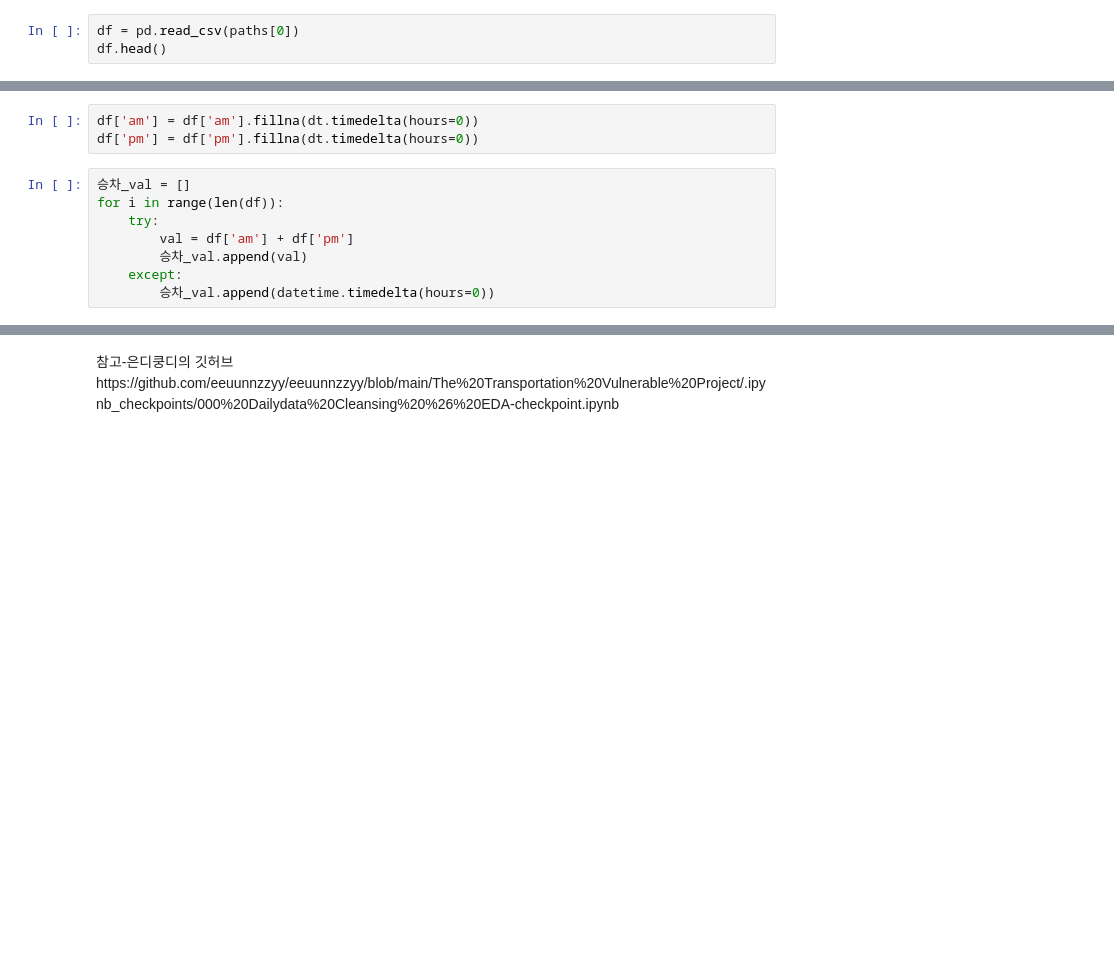
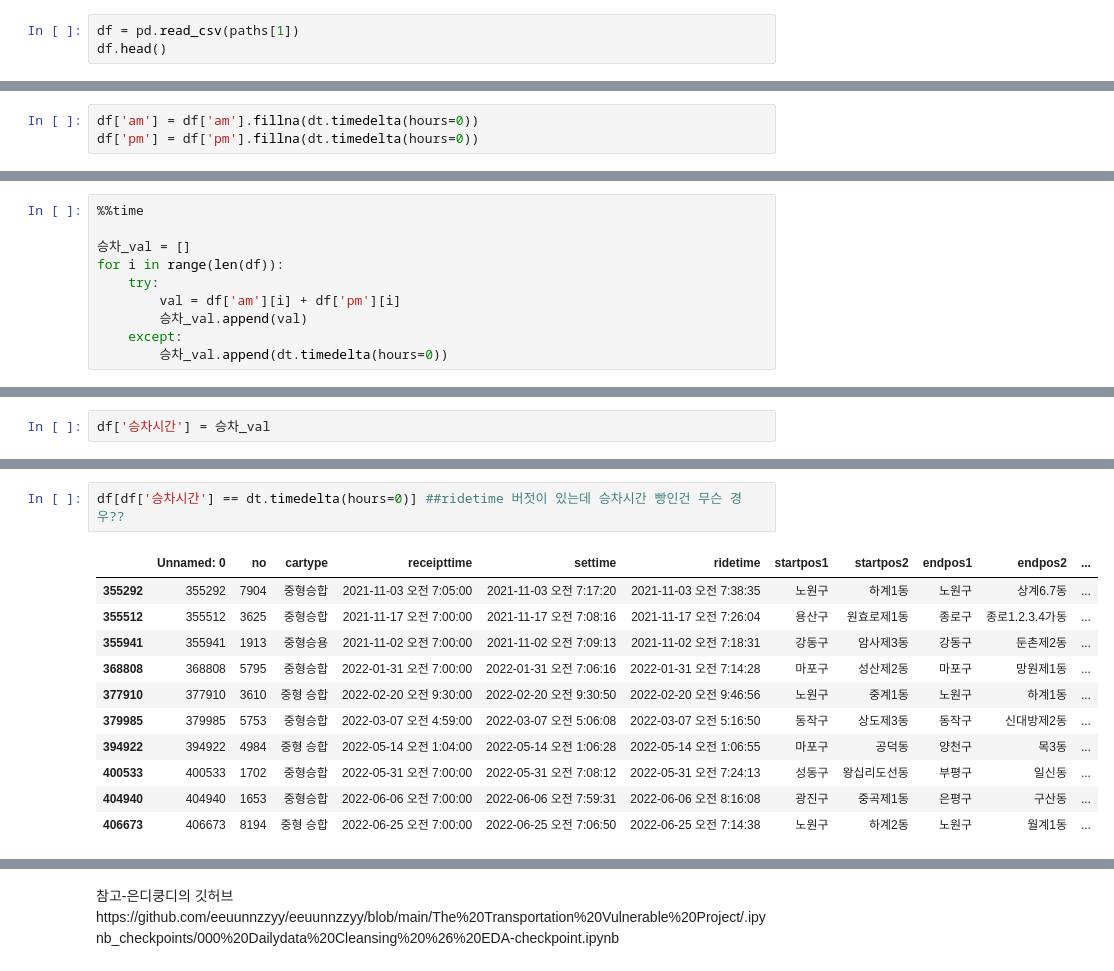
Before and after one commit to minjaering/Disabled-person-taxi-project, a Jupyter notebook: 1. Data Cleansing.ipynb, the cells around one changed output, grey strips where cells are left out. Drawn from its saved outputs; the diff is of its cells as text; blank space fills up the shorter version.

```diff
--- a/1. Data Cleansing.ipynb
+++ b/1. Data Cleansing.ipynb
@@ -20,7 +20,7 @@ paths[0]
 # %% [output]
 './data/master.csv'
 # %%
-df = pd.read_csv(paths[0])
+df = pd.read_csv(paths[1])
 df.head()
 # %% [output]
 |  | Unnamed: 0 | no | cartype | receipttime | settime | ridetime | startpos1 | startpos2 | endpos1 | endpos2 |
@@ -186,11 +186,3 @@ datetime.timedelta(0)
 # %%
 df['am'] = df['am'].fillna(dt.timedelta(hours=0))
 df['pm'] = df['pm'].fillna(dt.timedelta(hours=0))
-# %%
-승차_val = []
-for i in range(len(df)):
-    try:
-        val = df['am'] + df['pm']
-        승차_val.append(val)
-    except:
-        승차_val.append(datetime.timedelta(hours=0))
@@ -196,0 +193,10 @@ for i in range(len(df)):
+# %%
+%%time
+
+승차_val = []
+for i in range(len(df)):
+    try:
+        val = df['am'][i] + df['pm'][i]
+        승차_val.append(val)
+    except:
+        승차_val.append(dt.timedelta(hours=0))
@@ -196,0 +226,2 @@ for i in range(len(df)):
+# %%
+df['승차시간'] = 승차_val
@@ -196,0 +237,14 @@ for i in range(len(df)):
+# %%
+df[df['승차시간'] == dt.timedelta(hours=0)] ##ridetime 버젓이 있는데 승차시간 빵인건 무슨 경우??
+# %% [output]
+|  | Unnamed: 0 | no | cartype | receipttime | settime | ridetime | startpos1 | startpos2 | endpos1 | endpos2 | ... |
+| 355292 | 355292 | 7904 | 중형승합 | 2021-11-03 오전 7:05:00 | 2021-11-03 오전 7:17:20 | 2021-11-03 오전 7:38:35 | 노원구 | 하계1동 | 노원구 | 상계6.7동 | ... |
+| 355512 | 355512 | 3625 | 중형승합 | 2021-11-17 오전 7:00:00 | 2021-11-17 오전 7:08:16 | 2021-11-17 오전 7:26:04 | 용산구 | 원효로제1동 | 종로구 | 종로1.2.3.4가동 | ... |
+| 355941 | 355941 | 1913 | 중형승용 | 2021-11-02 오전 7:00:00 | 2021-11-02 오전 7:09:13 | 2021-11-02 오전 7:18:31 | 강동구 | 암사제3동 | 강동구 | 둔촌제2동 | ... |
+| 368808 | 368808 | 5795 | 중형승합 | 2022-01-31 오전 7:00:00 | 2022-01-31 오전 7:06:16 | 2022-01-31 오전 7:14:28 | 마포구 | 성산제2동 | 마포구 | 망원제1동 | ... |
+| 377910 | 377910 | 3610 | 중형 승합 | 2022-02-20 오전 9:30:00 | 2022-02-20 오전 9:30:50 | 2022-02-20 오전 9:46:56 | 노원구 | 중계1동 | 노원구 | 하계1동 | ... |
+| 379985 | 379985 | 5753 | 중형승합 | 2022-03-07 오전 4:59:00 | 2022-03-07 오전 5:06:08 | 2022-03-07 오전 5:16:50 | 동작구 | 상도제3동 | 동작구 | 신대방제2동 | ... |
+| 394922 | 394922 | 4984 | 중형 승합 | 2022-05-14 오전 1:04:00 | 2022-05-14 오전 1:06:28 | 2022-05-14 오전 1:06:55 | 마포구 | 공덕동 | 양천구 | 목3동 | ... |
+| 400533 | 400533 | 1702 | 중형승합 | 2022-05-31 오전 7:00:00 | 2022-05-31 오전 7:08:12 | 2022-05-31 오전 7:24:13 | 성동구 | 왕십리도선동 | 부평구 | 일신동 | ... |
+| 404940 | 404940 | 1653 | 중형승합 | 2022-06-06 오전 7:00:00 | 2022-06-06 오전 7:59:31 | 2022-06-06 오전 8:16:08 | 광진구 | 중곡제1동 | 은평구 | 구산동 | ... |
+| 406673 | 406673 | 8194 | 중형 승합 | 2022-06-25 오전 7:00:00 | 2022-06-25 오전 7:06:50 | 2022-06-25 오전 7:14:38 | 노원구 | 하계2동 | 노원구 | 월계1동 | ... |
```
Also changed, not shown: parts of 34 cells of this notebook.
